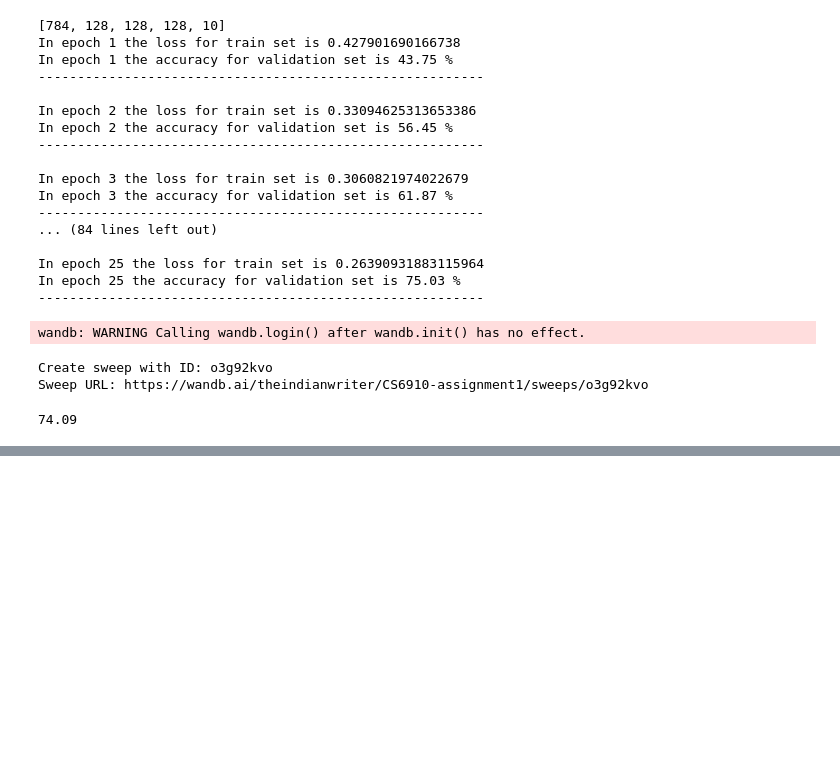
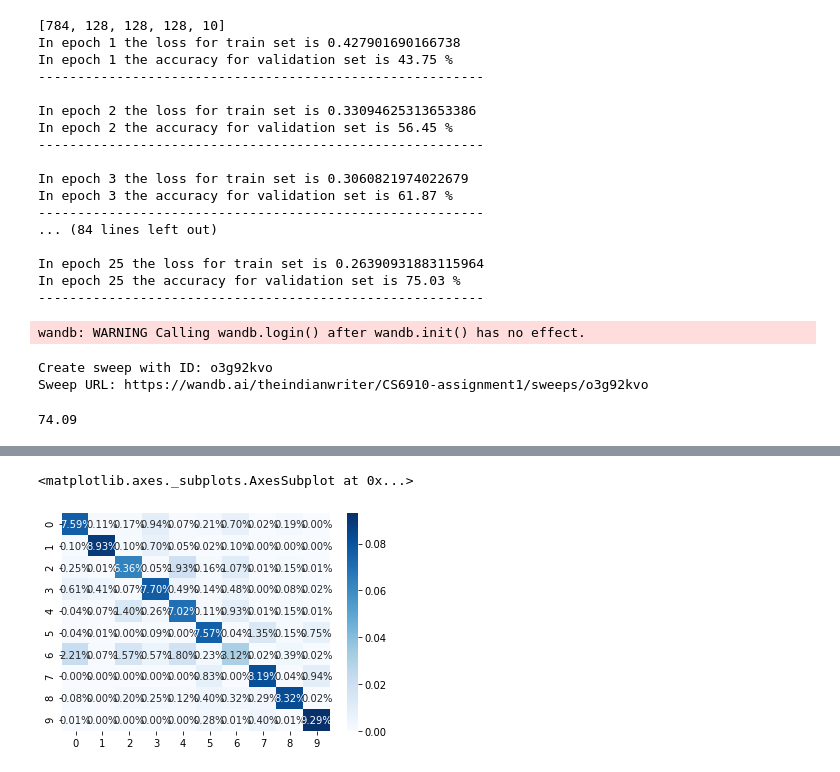
Before and after one commit to theindianwriter/cs6910_assignment1, a Jupyter notebook: Version_2_DL_Assigment1.ipynb, the cells around one changed output, grey strips where cells are left out. Saved outputs shown, nothing was run; the diff lists cells and outputs as text; code cells hidden in the pictures; blank space fills up the shorter version.

Commit message:
heatmap with confusion matrix

```diff
--- a/Version_2_DL_Assigment1.ipynb
+++ b/Version_2_DL_Assigment1.ipynb
@@ -577,4 +578,4 @@ from sklearn.metrics import confusion_matrix
 Y_actual = np.argmax(y_test_transformed.T,axis = 0).reshape(y_test_transformed.T.shape[1], 1)
 _,_,Y_predicted_vector = net.forward_propagation(x_test_transformed)
 Y_predicted = np.argmax(Y_predicted_vector,axis = 0).reshape(y_test_transformed.T.shape[1], 1)
-confusion_matrix(Y_actual, Y_predicted, labels=[0,1,2,3,4,5,6,7,8,9])
+conf_mat = confusion_matrix(Y_actual, Y_predicted, labels=[0,1,2,3,4,5,6,7,8,9])
@@ -591,0 +595,5 @@ array([[759,  11,  17,  94,   7,  21,  70,   2,  19,   0],
+# %%
+sns.heatmap(conf_mat/np.sum(conf_mat), annot=True, fmt='.2%', cmap='Blues')
+# %% [output]
+<matplotlib.axes._subplots.AxesSubplot at 0x...>
+[figure, added]
```
Also changed, not shown: parts of 3 cells of this notebook.
